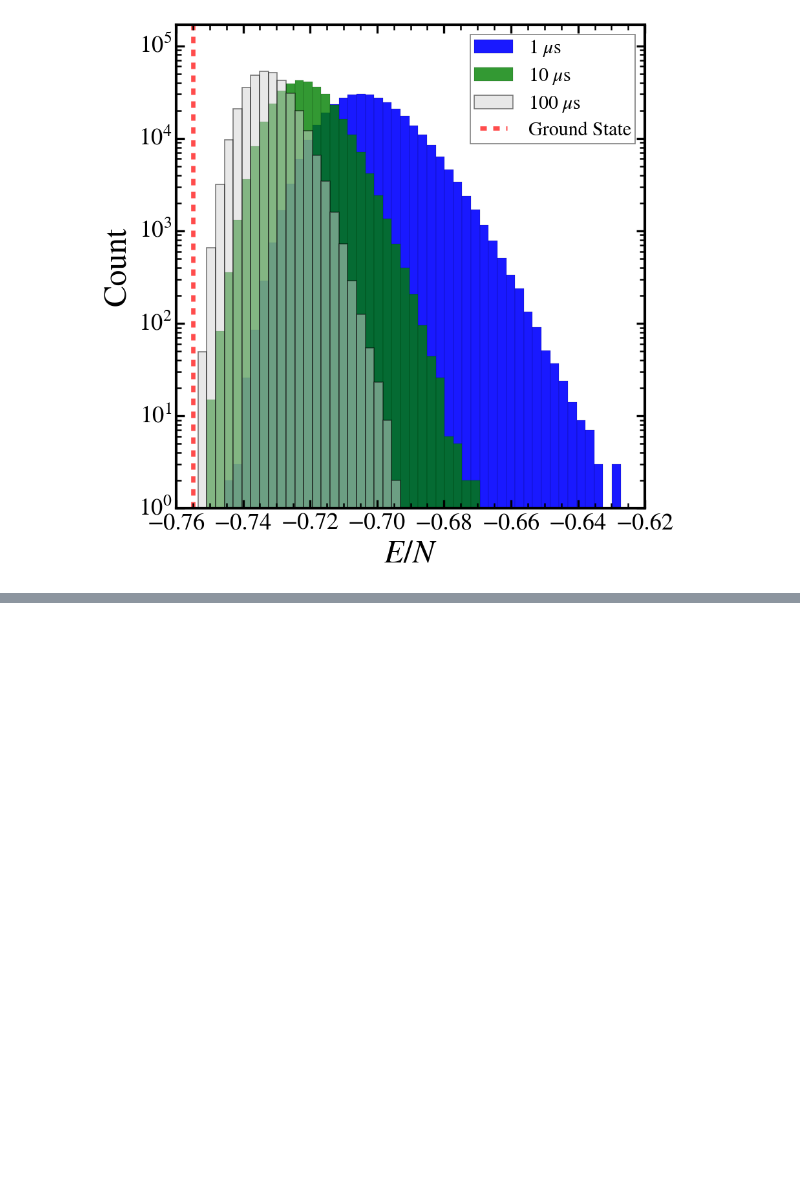
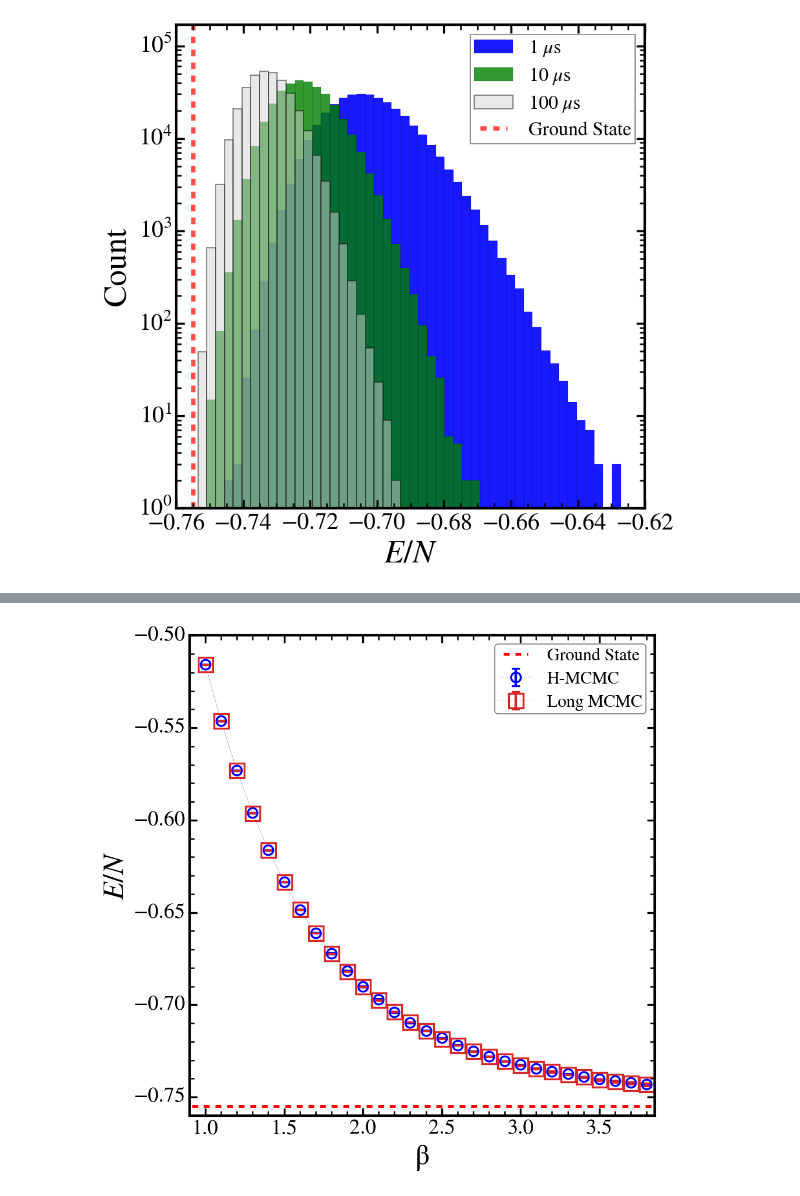
Before and after one commit to gscriva/n-mcmc, a Jupyter notebook: accelerating_monte_carlo.ipynb, the cells around one changed output, grey strips where cells are left out. Cells and saved outputs as stored; diff of their text form; code cells hidden in the pictures; blank space fills up the shorter version.

```diff
--- a/accelerating_monte_carlo.ipynb
+++ b/accelerating_monte_carlo.ipynb
@@ -648,0 +824,36 @@ min: -0.7534729061392554  (1 occurance(s))
+# %%
+plt.errorbar(betas, np.asarray(eng_seq_hybrid_1nn)[...,skip_hybrid:].mean(1),
+            yerr=block_std(eng_seq_hybrid_1nn, hybrid_block_size, skip=skip_hybrid),
+            elinewidth=2.5, linewidth=.1, marker='o', fillstyle='none', markersize=10,
+            markeredgewidth=2, capsize=4, label=r"H-MCMC")
+plt.errorbar(betas, (single_engs_long_1nn[..., skip_single:].mean(axis=2).mean(axis=0).tolist()[:-10]),
+            yerr=single_error_1nn[:, :-10], elinewidth=2.5, linewidth=.1, marker='s', color='tab:red',
+            fillstyle='none', markersize=15, markeredgewidth=2, capsize=4, label=r"Long MCMC")
+
+
+plt.hlines(ground_state_1nn, xmin=0.4, xmax=4.4, colors='red', linestyles='dashed',
+           label="Ground State", linewidth=3)
+
+
+plt.xlim(0.9, 3.85)
+plt.ylim(-0.76, -0.5)
+
+plt.ylabel(r"$E/N$")
+plt.xlabel(r"$\mathrm{\beta}$")
+
+plt.legend()
+
+plt.savefig(
+    "images/energy-beta_hybrid.png",
+    edgecolor='white',
+    bbox_inches='tight',
+    transparent=False
+)
+plt.savefig(
+    "images/energy-beta_hybrid.eps",
+    edgecolor="white",
+    bbox_inches="tight",
+    format="eps",
+)
+# %% [output]
+[figure, added]
```
Also changed, not shown: parts of 30 cells of this notebook.
